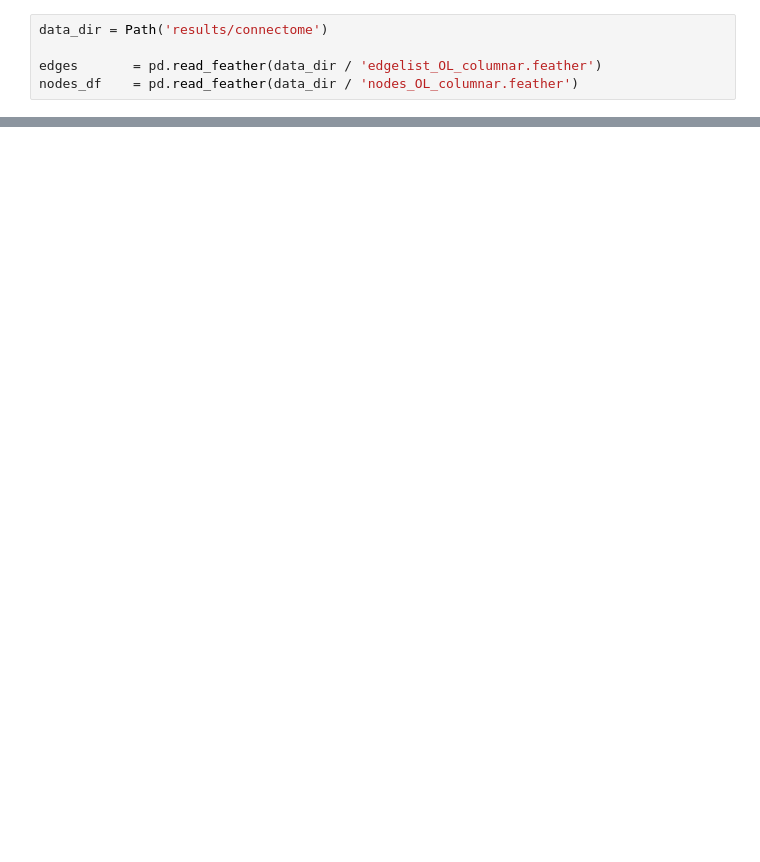
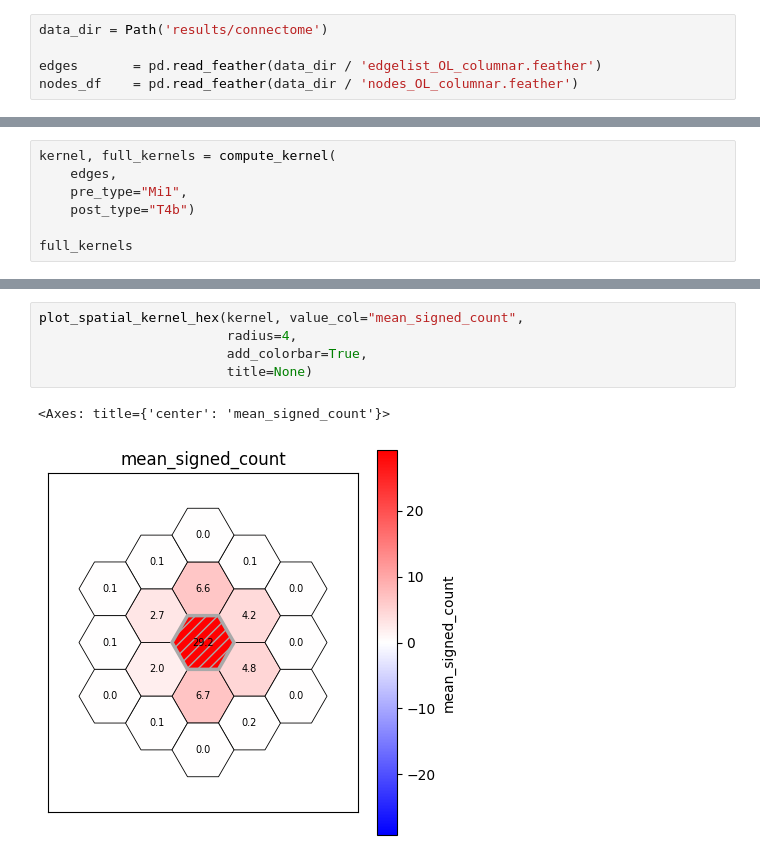
Before and after one commit to Fitzgerald-Lab-NU/connectome_analysis, a Jupyter notebook: visualize_kernels.ipynb, the cells around one changed output, grey strips where cells are left out. Saved outputs shown, nothing was run; the diff lists cells and outputs as text; blank space fills up the shorter version.

Commit message:
example, eye example and mean spatial kernels

```diff
--- a/visualize_kernels.ipynb
+++ b/visualize_kernels.ipynb
@@ -314,0 +163,7 @@ plot_spatial_kernel_hex(mi1_t4b_kernel, value_col="mean_signed_count",
+# %%
+kernel, full_kernels = compute_kernel(
+    edges,
+    pre_type="Mi1",
+    post_type="T4b")
+
+full_kernels
@@ -314,0 +261,8 @@ plot_spatial_kernel_hex(mi1_t4b_kernel, value_col="mean_signed_count",
+# %%
+plot_spatial_kernel_hex(kernel, value_col="mean_signed_count",
+                        radius=4,
+                        add_colorbar=True,
+                        title=None)
+# %% [output]
+<Axes: title={'center': 'mean_signed_count'}>
+[figure, added]
```
Also changed, not shown: parts of 12 cells of this notebook, 3 other files.
